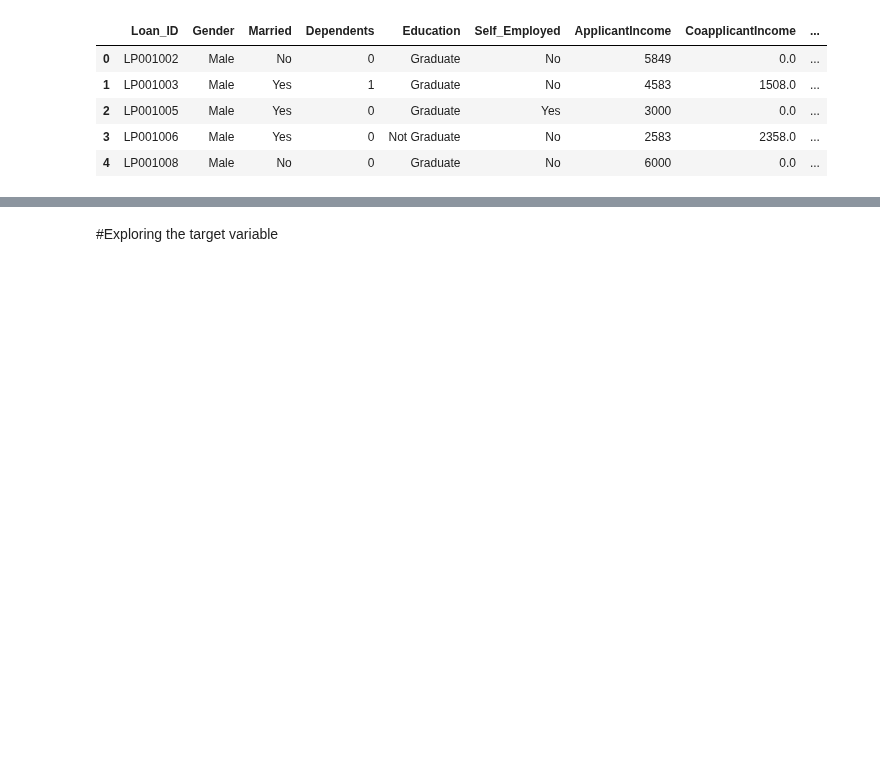
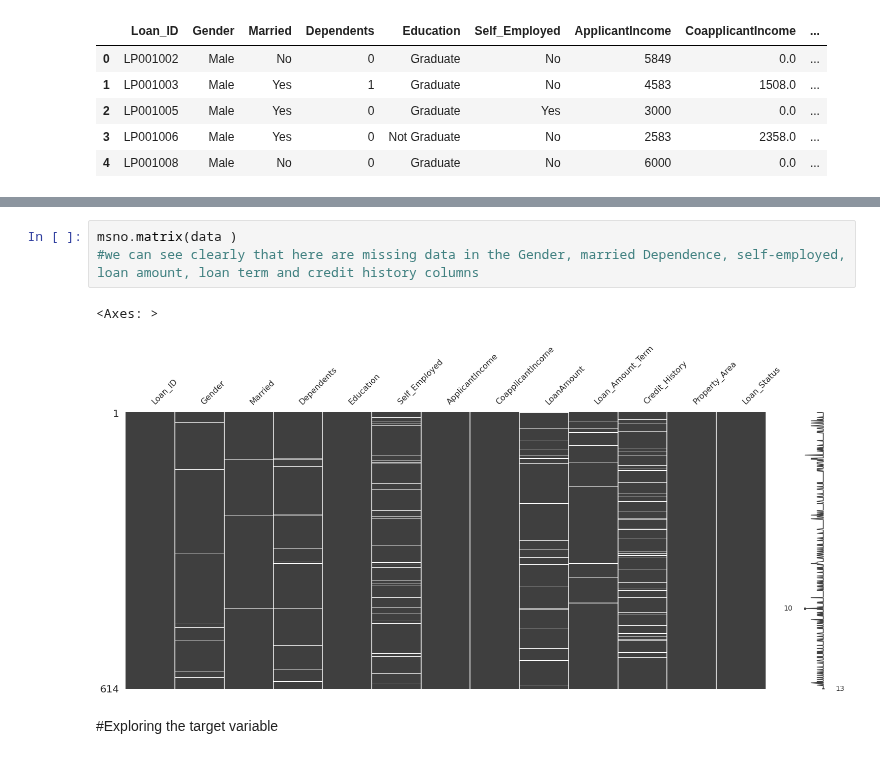
Before and after one commit to MartinNde/MartinN_1, a Jupyter notebook: Copy_of_Assignment_R_Application_for_Loan_.ipynb, the cells around one changed output, grey strips where cells are left out. Cells and saved outputs as stored; diff of their text form; blank space fills up the shorter version.

```diff
--- a/Copy_of_Assignment_R_Application_for_Loan_.ipynb
+++ b/Copy_of_Assignment_R_Application_for_Loan_.ipynb
@@ -32,3 +42,9 @@ data.head()
+# %%
+msno.matrix(data )
+#we can see clearly that here are missing data in the Gender, married Dependence, self-employed, loan amount, loan term and credit history columns
+# %% [output]
+<Axes: >
+[figure, added]
 # %% [markdown]
 #Exploring the target variable
 # %%
```
Also changed, not shown: parts of 5 cells of this notebook.
